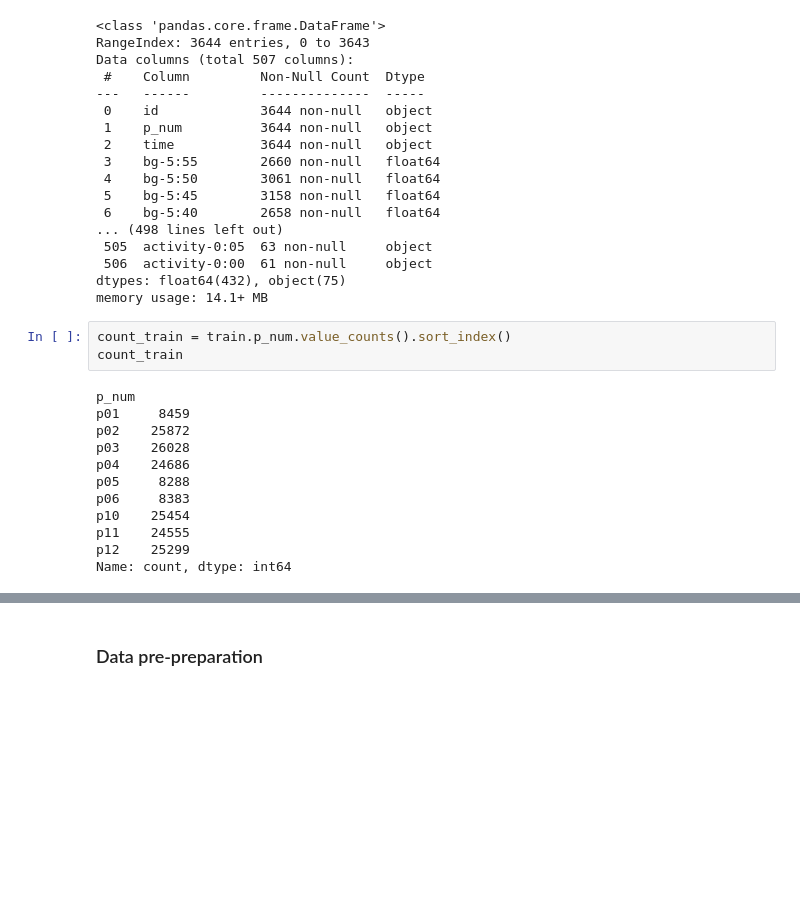
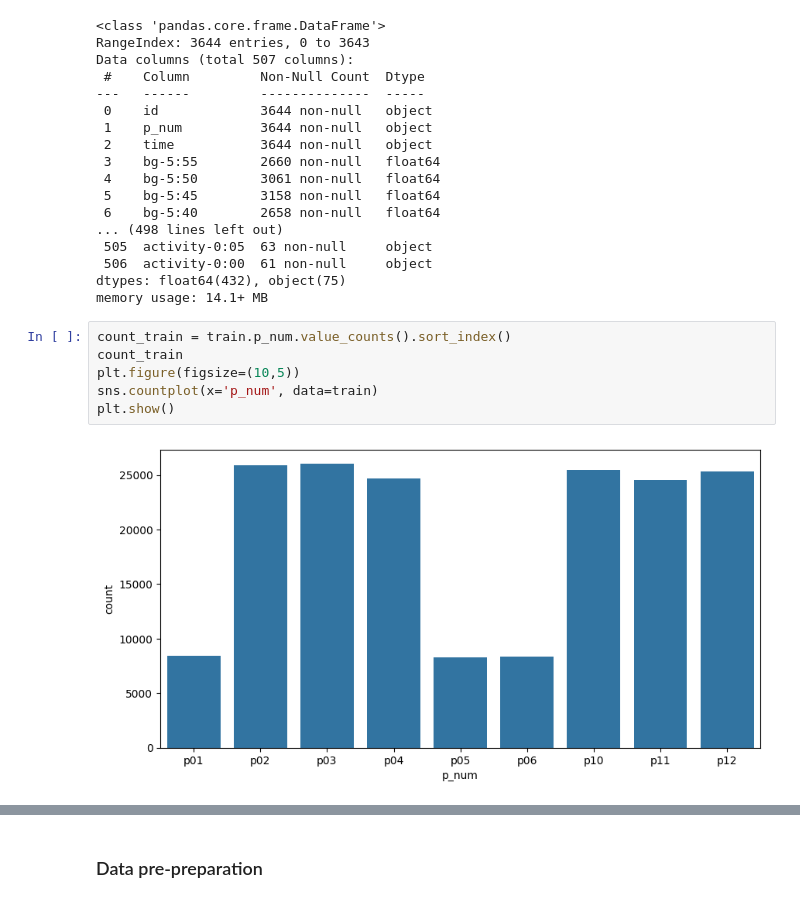
Before and after one commit to juliettemaes/Blood-Glucose-Prediction, a Jupyter notebook: src/brist1d_WANG.ipynb, the cells around one changed output, grey strips where cells are left out. Drawn from its saved outputs; the diff is of its cells as text; blank space fills up the shorter version.

```diff
--- a/src/brist1d_WANG.ipynb
+++ b/src/brist1d_WANG.ipynb
@@ -89,18 +91,11 @@ memory usage: 14.1+ MB
 # %%
 count_train = train.p_num.value_counts().sort_index()
 count_train
+plt.figure(figsize=(10,5))
+sns.countplot(x='p_num', data=train)
+plt.show()
 # %% [output]
-p_num
-p01     8459
-p02    25872
-p03    26028
-p04    24686
-p05     8288
-p06     8383
-p10    25454
-p11    24555
-p12    25299
-Name: count, dtype: int64
+[figure, added]
 # %%
 count_test = test.p_num.value_counts().sort_index()
 count_test
```
Also changed, not shown: parts of 61 cells of this notebook.
